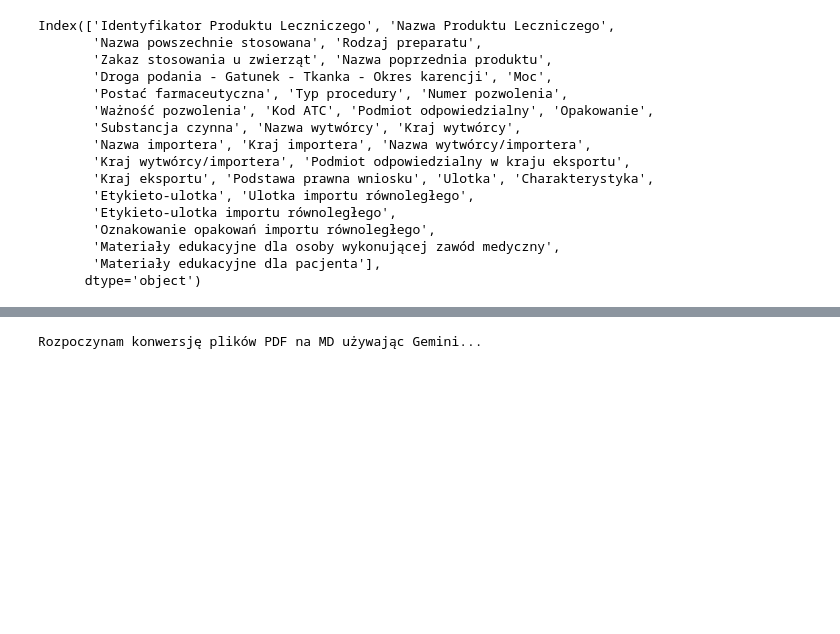
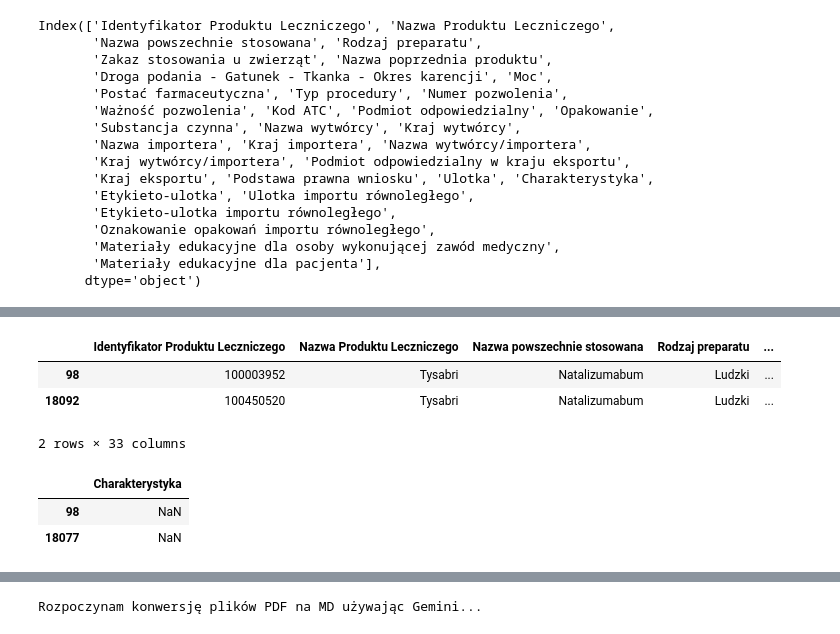
Before and after one commit to Belkius/pharmai, a Jupyter notebook: data_prep.ipynb, the cells around one changed output, grey strips where cells are left out. Cells and saved outputs as stored; diff of their text form; code cells hidden in the pictures; blank space fills up the shorter version.

```diff
--- a/data_prep.ipynb
+++ b/data_prep.ipynb
@@ -56,3 +75,17 @@ Liczba wierszy z niepustą charakterystyką: 13171
+# %%
+df[df['Nazwa Produktu Leczniczego'] == 'Tysabri']
+# %% [output]
+|  | Identyfikator Produktu Leczniczego | Nazwa Produktu Leczniczego | Nazwa powszechnie stosowana | Rodzaj preparatu | ... |
+| 98 | 100003952 | Tysabri | Natalizumabum | Ludzki | ... |
+| 18092 | 100450520 | Tysabri | Natalizumabum | Ludzki | ... |
+2 rows × 33 columns
+# %%
+indexes = df[df['Nazwa Produktu Leczniczego'] == 'Tysabri'].index
+df.loc[indexes, ['Charakterystyka']]
+# %% [output]
+|  | Charakterystyka |
+| 98 | NaN |
+| 18077 | NaN |
 # %%
 print("Unikalne wartości dla każdej kolumny:")
 print("-" * 50)
```
Also changed, not shown: parts of 23 cells of this notebook, 5 other files.
